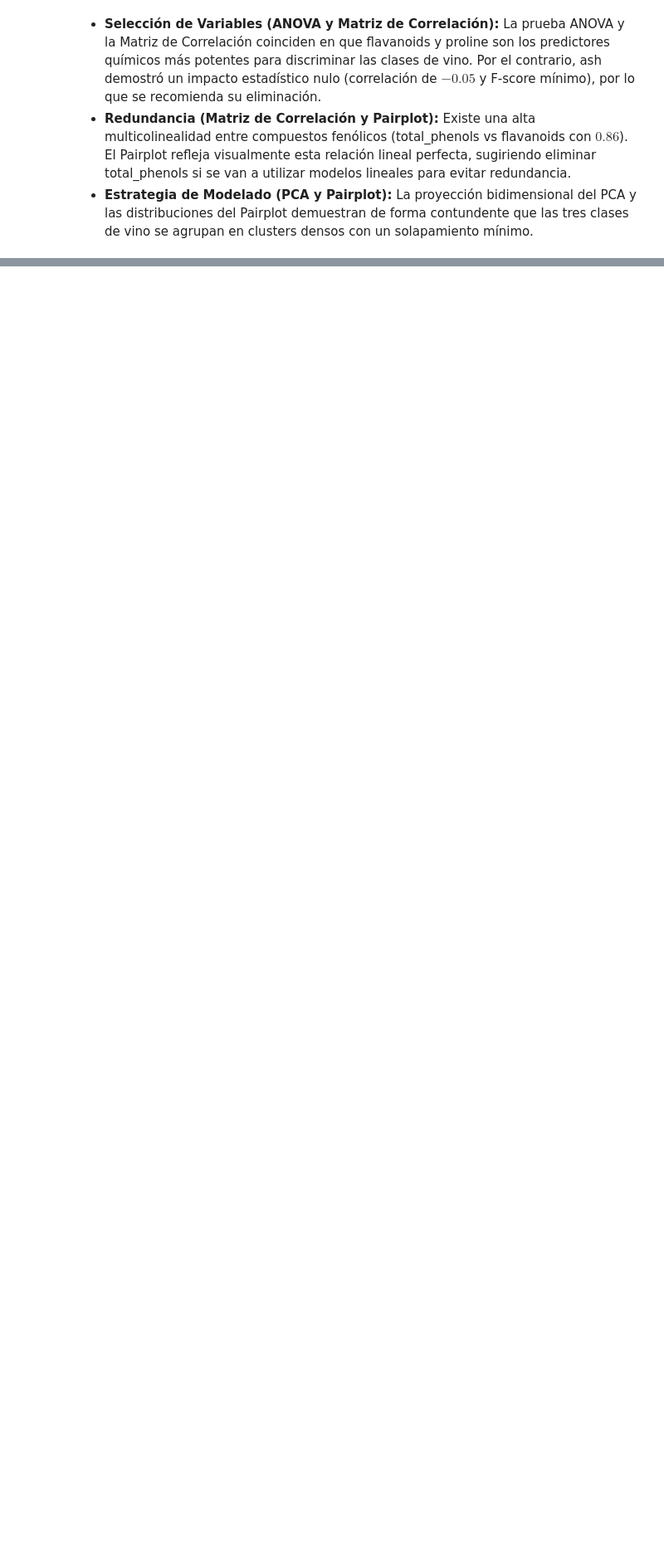
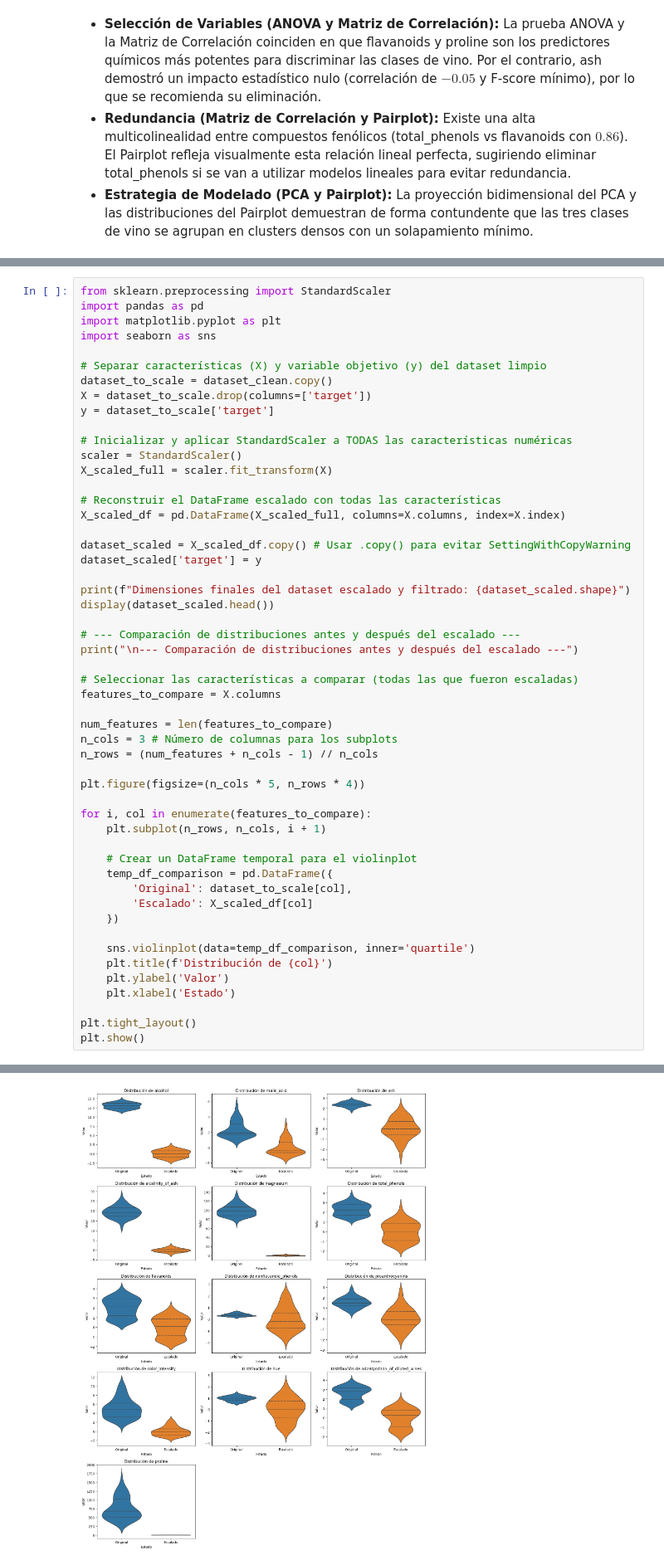
Before and after one commit to CoriAle/machine-learning-final-project, a Jupyter notebook: wine_dataset.ipynb, the cells around one changed output, grey strips where cells are left out. Shown at 83% size. Cells and saved outputs as stored; diff of their text form; blank space fills up the shorter version.

```diff
--- a/wine_dataset.ipynb
+++ b/wine_dataset.ipynb
@@ -593,0 +596,53 @@ plt.show()
+# %%
+from sklearn.preprocessing import StandardScaler
+import pandas as pd
+import matplotlib.pyplot as plt
+import seaborn as sns
+
+# Separar características (X) y variable objetivo (y) del dataset limpio
+dataset_to_scale = dataset_clean.copy()
+X = dataset_to_scale.drop(columns=['target'])
+y = dataset_to_scale['target']
+
+# Inicializar y aplicar StandardScaler a TODAS las características numéricas
+scaler = StandardScaler()
+X_scaled_full = scaler.fit_transform(X)
+
+# Reconstruir el DataFrame escalado con todas las características
+X_scaled_df = pd.DataFrame(X_scaled_full, columns=X.columns, index=X.index)
+
+dataset_scaled = X_scaled_df.copy() # Usar .copy() para evitar SettingWithCopyWarning
+dataset_scaled['target'] = y
+
+print(f"Dimensiones finales del dataset escalado y filtrado: {dataset_scaled.shape}")
+display(dataset_scaled.head())
+
+# --- Comparación de distribuciones antes y después del escalado ---
+print("\n--- Comparación de distribuciones antes y después del escalado ---")
+
+# Seleccionar las características a comparar (todas las que fueron escaladas)
+features_to_compare = X.columns
+
+num_features = len(features_to_compare)
+n_cols = 3 # Número de columnas para los subplots
+n_rows = (num_features + n_cols - 1) // n_cols
+
+plt.figure(figsize=(n_cols * 5, n_rows * 4))
+
+for i, col in enumerate(features_to_compare):
+    plt.subplot(n_rows, n_cols, i + 1)
+
+    # Crear un DataFrame temporal para el violinplot
+    temp_df_comparison = pd.DataFrame({
+        'Original': dataset_to_scale[col],
+        'Escalado': X_scaled_df[col]
+    })
+
+    sns.violinplot(data=temp_df_comparison, inner='quartile')
+    plt.title(f'Distribución de {col}')
+    plt.ylabel('Valor')
+    plt.xlabel('Estado')
+
+plt.tight_layout()
+plt.show()
+# %% [output]
@@ -593,0 +657 @@ plt.show()
+[figure, added]
```
Also changed, not shown: parts of 25 cells of this notebook.
